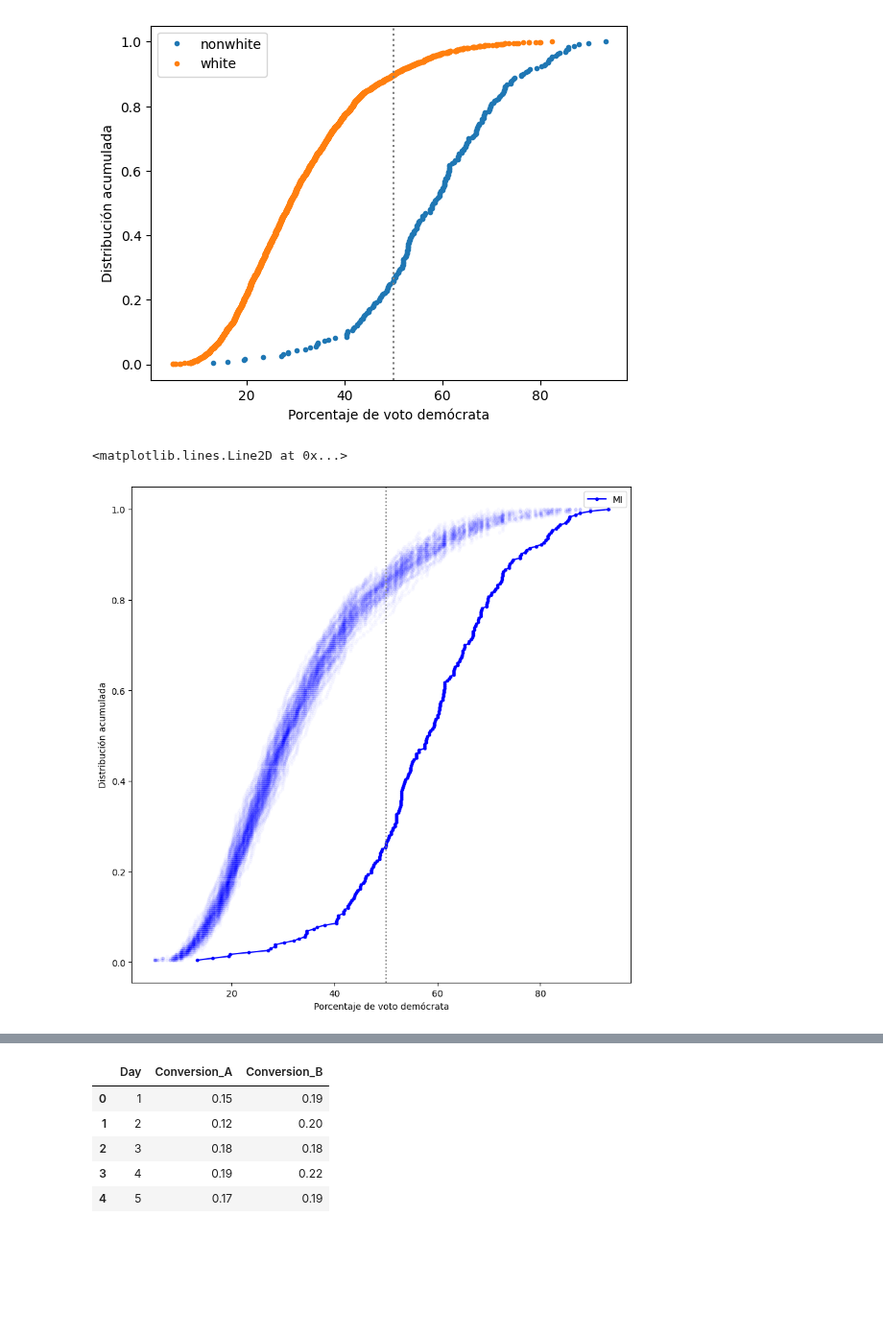
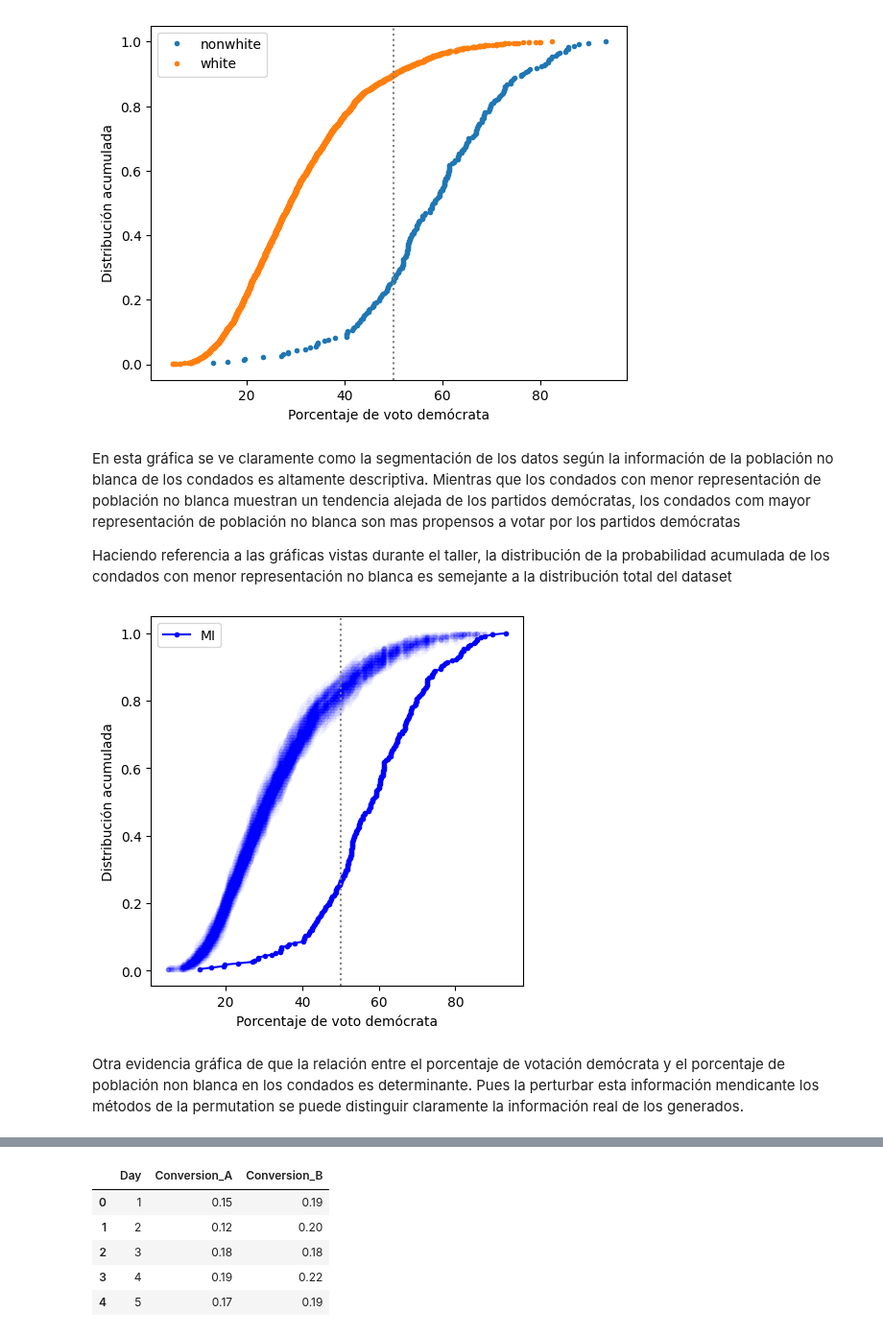
Before and after one commit to mia-uc/data-science, a Jupyter notebook: hws/hw1.ipynb, the cells around one changed output, grey strips where cells are left out. Shown at 96% size. Cells and saved outputs as stored; diff of their text form; code cells hidden in the pictures; blank space fills up the shorter version.

```diff
--- a/hws/hw1.ipynb
+++ b/hws/hw1.ipynb
@@ -170,14 +257,14 @@ df[columns]
 # %%
-states = df[STATE].drop_duplicates()
+states = df['state'].drop_duplicates()
 # %%
 result = []
 for i, s1 in enumerate(states):
     for j, s2 in enumerate(states):
         if s1 == s2: continue
-        tem_df = df[df[STATE].isin([s1, s2])]
+        tem_df = df[df['state'].isin([s1, s2])]
         corr_matrix = tem_df[columns].corr()
 
-        corr_var = corr_matrix[PCT_D].drop(PCT_D)
+        corr_var = corr_matrix['pct_D'].drop('pct_D')
         key = corr_var.idxmax()
 
         result.append((s1, s2, key, corr_var[key]))
@@ -289,5 +375,10 @@ $H_0$: El voto de los condados con mayor porcentaje de población no blanca es i
 Lo que significaría que al permutar los valores de la columna 'acs_pct_pop_nonwhite' la distribución de los votos de estos condados será aproximadamente similar a los datos sin perturbar
 # %%
+"""
+Análisis de la distribución de los porcentaje de votación demócratas
+Entre los condados con mayor y menor población no blanca
+"""
+
 counties_nonwhite = df[df['acs_pct_pop_nonwhite'] > 50]
 counties_white = df[df['acs_pct_pop_nonwhite'] <= 50]
 
@@ -304,7 +395,11 @@ for name, dats in dataset:
     plt.plot(x,y,marker='.',ls='none',label=name)
     plt.legend()
 
-    print('%s, media:%.2f, mediana:%.2f, std:%.2f, len:%.d'%(name,dats['pct_D'].mean(),dats['pct_D'].median(),dats['pct_D'].std(),len(dats['pct_D'])))
+    print('%s, media:%.2f, mediana:%.2f, std:%.2f, len:%.d'%(
+        name, dats['pct_D'].mean(), dats['pct_D'].median(),
+        dats['pct_D'].std(), len(dats['pct_D'])
+        )
+    )
 
 
 plt.xlabel('Porcentaje de voto demócrata')
@@ -314,38 +409,51 @@ _= plt.axvline(x=50,ls=':',color='gray')
 nonwhite, media:58.07, mediana:58.38, std:14.50, len:233
 white, media:31.15, mediana:28.83, std:13.48, len:2065
 [figure]
+# %% [markdown]
+En esta gráfica se ve claramente como la segmentación de los datos según la información de la población no blanca de los condados es altamente descriptiva. Mientras que los condados con menor representación de población no blanca muestran un tendencia alejada de los partidos demócratas, los condados com mayor representación de población no blanca son mas propensos a votar por los partidos demócratas
+
+Haciendo referencia a las gráficas vistas durante el taller, la distribución de la probabilidad acumulada de los condados con menor representación no blanca es semejante a la distribución total del dataset
 # %%
-"""Generar una permutacion de dos datasets"""
+"""
+Análisis de la distribución de los porcentaje de votación demócratas
+Mediante la generación demuestras permutando la columna de la información de la población no blanca.
+"""
+
 def permutation_sample(data1):
 
     #datos concatenados
     data = data1.copy()
 
     # permutacion
     data['acs_pct_pop_nonwhite'] = np.random.permutation(data['acs_pct_pop_nonwhite'].values)
 
+    #Dada una permutation de las informaciones raciales del dataset
+    #Se selecciona los nuevos condados con mayor población no blanca
+    #De esta manera permutamos las tuplas (acs_pct_pop_nonwhite, pct_D)
     return data[data['acs_pct_pop_nonwhite'] > 50]
 
 
 
 #generamos n permutaciones
 nperm=100
-plt.figure(figsize=(10,10))
+plt.figure(figsize=(5,5))
 for n in range(nperm):
     perm = permutation_sample(df)
     x, y = fdae(perm['pct_D'])
     plt.plot(x,y,marker='.',ls='none',color='blue',alpha=0.02)
 
 
 #graficamos las distribuciones originales de cada estado
 x, y = fdae(counties_nonwhite['pct_D'])
 plt.plot(x,y,marker='.',ls='-',label='MI',color='blue')
 
 plt.legend()
 
 plt.xlabel('Porcentaje de voto demócrata')
 plt.ylabel('Distribución acumulada')
 plt.axvline(x=50,ls=':',color='gray')
+plt.show()
 # %% [output]
-<matplotlib.lines.Line2D at 0x...>
-[figure, old version]
+[figure, new version]
+# %% [markdown]
+Otra evidencia gráfica de que la relación entre el porcentaje de votación demócrata y el porcentaje de población non blanca en los condados es determinante. Pues la perturbar esta información mendicante los métodos de la permutation se puede distinguir claramente la información real de los generados.
```
Also changed, not shown: parts of 52 cells of this notebook, 4 other files.
